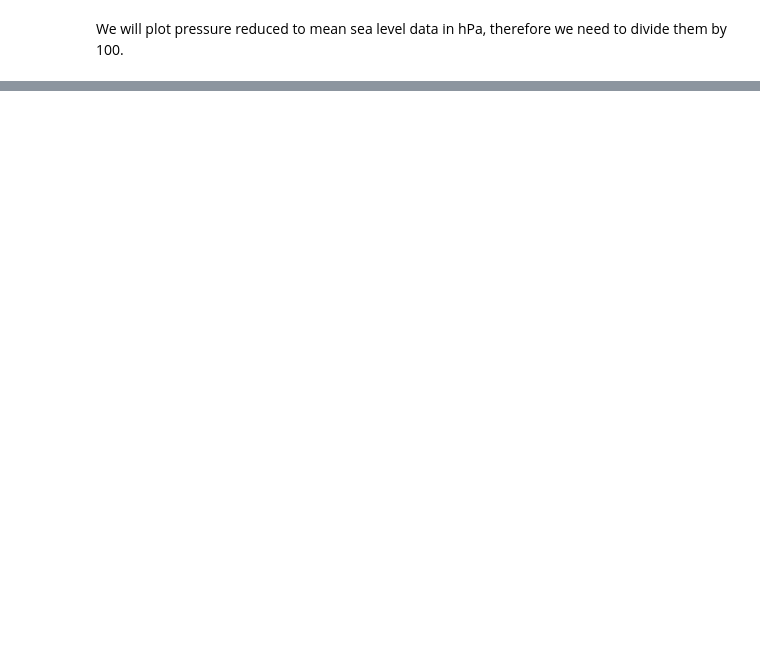
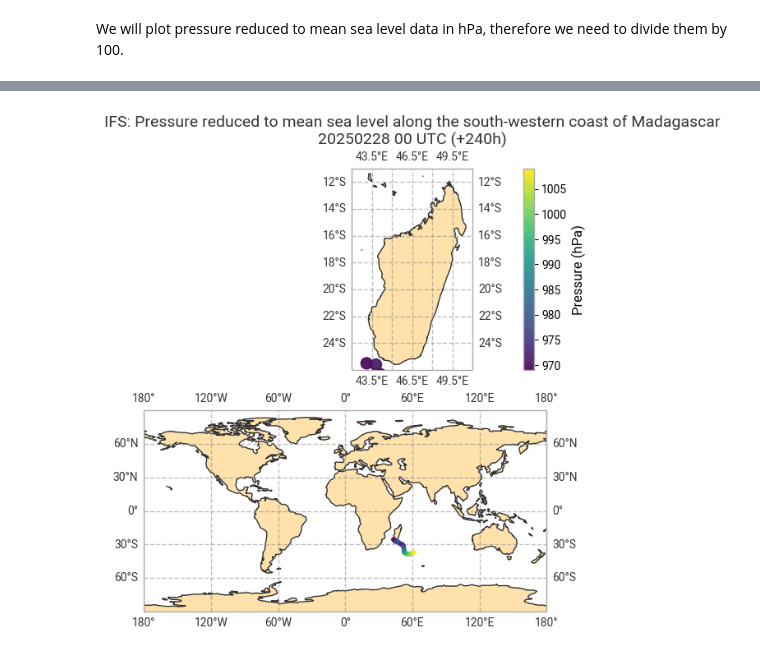
Before and after one commit to ECMWFCode4Earth/open-data-explorer, a Jupyter notebook: openDataVisio/examples/tropical-cyclone.ipynb, the cells around one changed output, grey strips where cells are left out. Cells and saved outputs as stored; diff of their text form; code cells hidden in the pictures; blank space fills up the shorter version.

```diff
--- a/openDataVisio/examples/tropical-cyclone.ipynb
+++ b/openDataVisio/examples/tropical-cyclone.ipynb
@@ -112,6 +130,6 @@ df
 # %% [markdown]
 We will plot pressure reduced to mean sea level data in hPa, therefore we need to divide them by 100.
 # %%
-pmsl = df["pressureReducedToMeanSeaLevel"] / 100
+pmsl = tc_h["pressureReducedToMeanSeaLevel"] / 100
 pmsl
 # %% [output]
@@ -174,0 +293,47 @@ _To be continued_
+# %%
+fig, (ax1, ax2) = plt.subplots(nrows=2, subplot_kw={'projection': ccrs.PlateCarree()})
+
+pressure = ax1.scatter(tc_h.longitude, tc_h.latitude,
+            s=100,
+            c=pmsl,
+            marker='o',
+            cmap='viridis',
+            alpha=0.9,
+            edgecolors='face',
+            transform = ccrs.PlateCarree(),
+            zorder=10)
+cbar = fig.colorbar(pressure, ax=ax1, pad=0.1)
+cbar.set_label('Pressure (hPa)', fontsize=12)
+ax1.set_title("IFS: Pressure reduced to mean sea level along the south-western coast of Madagascar\n"
+              f"{DATES[0]} 00 UTC (+{STEPS}h)",
+              fontsize=14)
+ax1.add_feature(cfeature.LAND, facecolor="#ffe2ab")
+ax1.gridlines(draw_labels=True,
+              linewidth=1,
+              color='gray',
+              alpha=0.5,
+              linestyle='--')
+ax1.coastlines(color="#333333")
+ax1.set_extent([42, 51, -26, -11], crs=ccrs.PlateCarree())
+
+ax2.scatter(tc_h["longitude"], tc_h["latitude"],
+            s=10,
+            c=pmsl,
+            marker='o',
+            cmap='viridis',
+            alpha=0.9,
+            edgecolors='face',
+            transform = ccrs.PlateCarree(),
+            zorder=10)
+ax2.add_feature(cfeature.LAND, facecolor="#ffe2ab")
+ax2.gridlines(draw_labels=True,
+              linewidth=1,
+              color='gray',
+              alpha=0.5,
+              linestyle='--')
+ax2.coastlines(color="#333333")
+ax2.set_extent([-180, 180, -90, 90], crs=ccrs.PlateCarree())
+
+fig.savefig(f"./plots/pmsl_{MODEL}_{DATES[0]}{TIME}-{STEPS}h.png", dpi=200, bbox_inches='tight')
+# %% [output]
+[figure, added]
```
Also changed, not shown: parts of 23 cells of this notebook, 17 other files.
